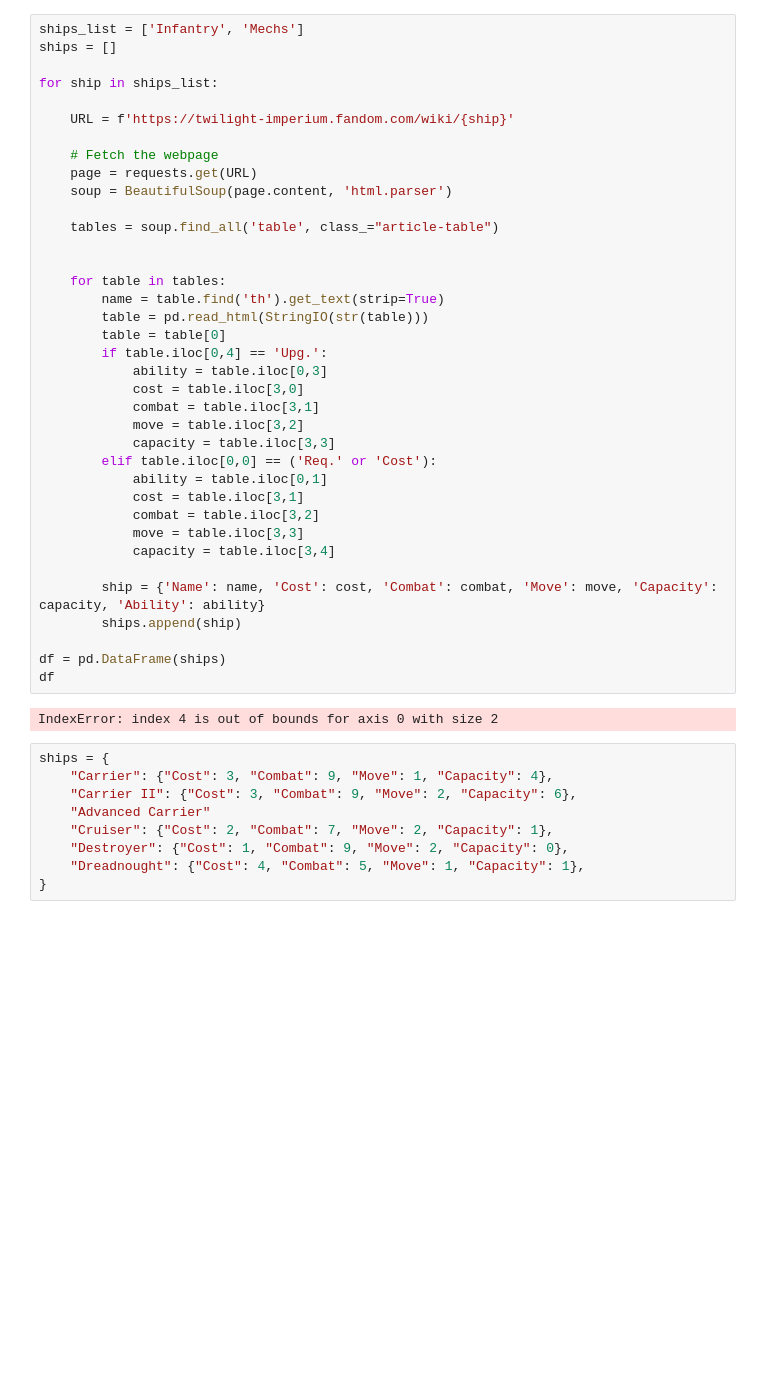
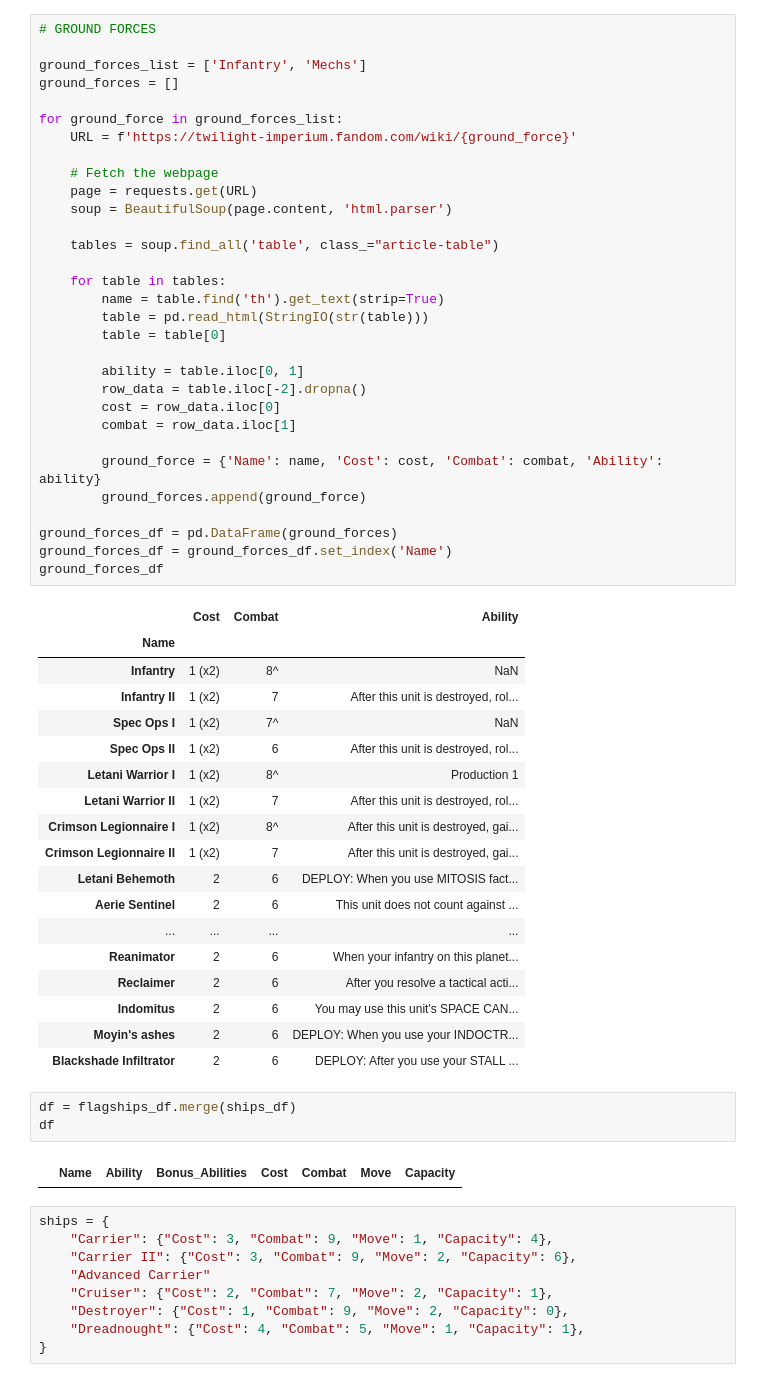
Before and after one commit to Kyle-Maher/twilight-imperium, a Jupyter notebook: webpage_scrape.ipynb, the cells around one changed output. Saved outputs shown, nothing was run; the diff lists cells and outputs as text; blank space fills up the shorter version.

Commit message:
Ground Forces Webpage Scrape

```diff
--- a/webpage_scrape.ipynb
+++ b/webpage_scrape.ipynb
@@ -137,42 +140,58 @@ df
 # %%
-ships_list = ['Infantry', 'Mechs']
-ships = []
+# GROUND FORCES
 
-for ship in ships_list:
+ground_forces_list = ['Infantry', 'Mechs']
+ground_forces = []
 
-    URL = f'https://twilight-imperium.fandom.com/wiki/{ship}'
+for ground_force in ground_forces_list:
+    URL = f'https://twilight-imperium.fandom.com/wiki/{ground_force}'
 
     # Fetch the webpage
     page = requests.get(URL)
     soup = BeautifulSoup(page.content, 'html.parser')
 
     tables = soup.find_all('table', class_="article-table")
 
-
     for table in tables:
         name = table.find('th').get_text(strip=True)
         table = pd.read_html(StringIO(str(table)))
         table = table[0]
-        if table.iloc[0,4] == 'Upg.':
-            ability = table.iloc[0,3]
-            cost = table.iloc[3,0]
-            combat = table.iloc[3,1]
-            move = table.iloc[3,2]
-            capacity = table.iloc[3,3]
-        elif table.iloc[0,0] == ('Req.' or 'Cost'):
-            ability = table.iloc[0,1]
-            cost = table.iloc[3,1]
-            combat = table.iloc[3,2]
-            move = table.iloc[3,3]
-            capacity = table.iloc[3,4]
 
-        ship = {'Name': name, 'Cost': cost, 'Combat': combat, 'Move': move, 'Capacity': capacity, 'Ability': ability}
-        ships.append(ship)
+        ability = table.iloc[0, 1]
+        row_data = table.iloc[-2].dropna()
+        cost = row_data.iloc[0]
+        combat = row_data.iloc[1]
 
-df = pd.DataFrame(ships)
-df
+        ground_force = {'Name': name, 'Cost': cost, 'Combat': combat, 'Ability': ability}
+        ground_forces.append(ground_force)
+
+ground_forces_df = pd.DataFrame(ground_forces)
+ground_forces_df = ground_forces_df.set_index('Name')
+ground_forces_df
 # %% [output]
-IndexError: index 4 is out of bounds for axis 0 with size 2
+|  | Cost | Combat | Ability |
+| Name |  |  |  |
+| Infantry | 1 (x2) | 8^ | NaN |
+| Infantry II | 1 (x2) | 7 | After this unit is destroyed, rol... |
+| Spec Ops I | 1 (x2) | 7^ | NaN |
+| Spec Ops II | 1 (x2) | 6 | After this unit is destroyed, rol... |
+| Letani Warrior I | 1 (x2) | 8^ | Production 1 |
+| Letani Warrior II | 1 (x2) | 7 | After this unit is destroyed, rol... |
+| Crimson Legionnaire I | 1 (x2) | 8^ | After this unit is destroyed, gai... |
+| Crimson Legionnaire II | 1 (x2) | 7 | After this unit is destroyed, gai... |
+| Letani Behemoth | 2 | 6 | DEPLOY: When you use MITOSIS fact... |
+| Aerie Sentinel | 2 | 6 | This unit does not count against ... |
+| ... | ... | ... | ... |
+| Reanimator | 2 | 6 | When your infantry on this planet... |
+| Reclaimer | 2 | 6 | After you resolve a tactical acti... |
+| Indomitus | 2 | 6 | You may use this unit's SPACE CAN... |
+| Moyin's ashes | 2 | 6 | DEPLOY: When you use your INDOCTR... |
+| Blackshade Infiltrator | 2 | 6 | DEPLOY: After you use your STALL ... |
+# %%
+df = flagships_df.merge(ships_df)
+df
+# %% [output]
+|  | Name | Ability | Bonus_Abilities | Cost | Combat | Move | Capacity |
 # %%
 ships = {
     "Carrier": {"Cost": 3, "Combat": 9, "Move": 1, "Capacity": 4},
```
Also changed, not shown: parts of 3 cells of this notebook.
